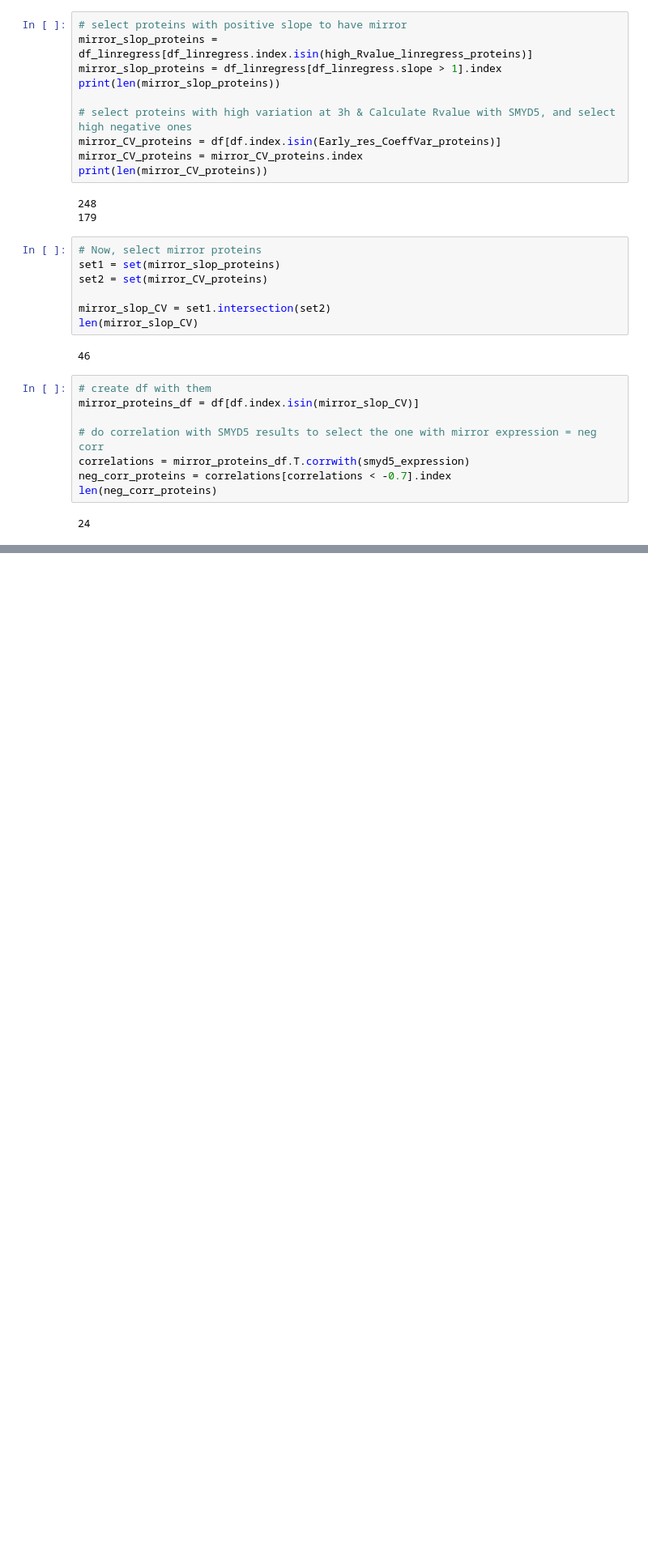
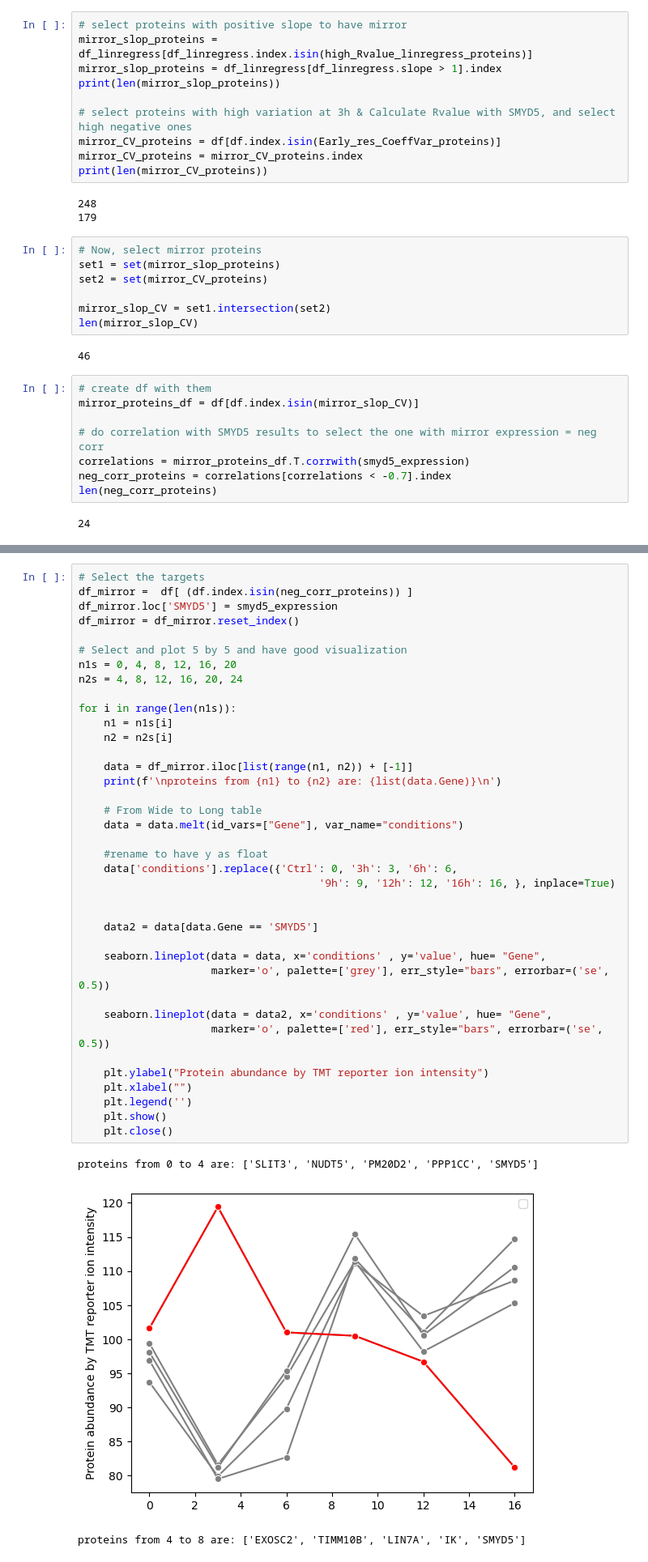
Before and after one commit to Keviosta/Temp_3.2.-.C, a Jupyter notebook: proteomics/HEK293_Proteomic data-mirror_SMYD5.ipynb, the cells around one changed output, grey strips where cells are left out. Shown: that part at 81% size. Saved outputs shown, nothing was run; the diff lists cells and outputs as text; blank space fills up the shorter version.

```diff
--- a/proteomics/HEK293_Proteomic data-mirror_SMYD5.ipynb
+++ b/proteomics/HEK293_Proteomic data-mirror_SMYD5.ipynb
@@ -193,0 +150,42 @@ proteins from 20 to 24 are: ['SUZ12', 'MRPL23', 'MAPK4', 'SELENOK', 'SMYD5']
+# %%
+# Select the targets
+df_mirror =  df[ (df.index.isin(neg_corr_proteins)) ]
+df_mirror.loc['SMYD5'] = smyd5_expression
+df_mirror = df_mirror.reset_index()
+
+# Select and plot 5 by 5 and have good visualization
+n1s = 0, 4, 8, 12, 16, 20
+n2s = 4, 8, 12, 16, 20, 24
+
+for i in range(len(n1s)):
+    n1 = n1s[i]
+    n2 = n2s[i]
+
+    data = df_mirror.iloc[list(range(n1, n2)) + [-1]]
+    print(f'\nproteins from {n1} to {n2} are: {list(data.Gene)}\n')
+
+    # From Wide to Long table
+    data = data.melt(id_vars=["Gene"], var_name="conditions")
+
+    #rename to have y as float
+    data['conditions'].replace({'Ctrl': 0, '3h': 3, '6h': 6,
+                                      '9h': 9, '12h': 12, '16h': 16, }, inplace=True)
+
+
+    data2 = data[data.Gene == 'SMYD5']
+
+    seaborn.lineplot(data = data, x='conditions' , y='value', hue= "Gene",
+                     marker='o', palette=['grey'], err_style="bars", errorbar=('se', 0.5))
+
+    seaborn.lineplot(data = data2, x='conditions' , y='value', hue= "Gene",
+                     marker='o', palette=['red'], err_style="bars", errorbar=('se', 0.5))
+
+    plt.ylabel("Protein abundance by TMT reporter ion intensity")
+    plt.xlabel("")
+    plt.legend('')
+    plt.show()
+    plt.close()
+# %% [output]
+proteins from 0 to 4 are: ['SLIT3', 'NUDT5', 'PM20D2', 'PPP1CC', 'SMYD5']
+[figure, added]
+proteins from 4 to 8 are: ['EXOSC2', 'TIMM10B', 'LIN7A', 'IK', 'SMYD5']
```
Also changed, not shown: parts of 7 cells of this notebook, 7 other files.
